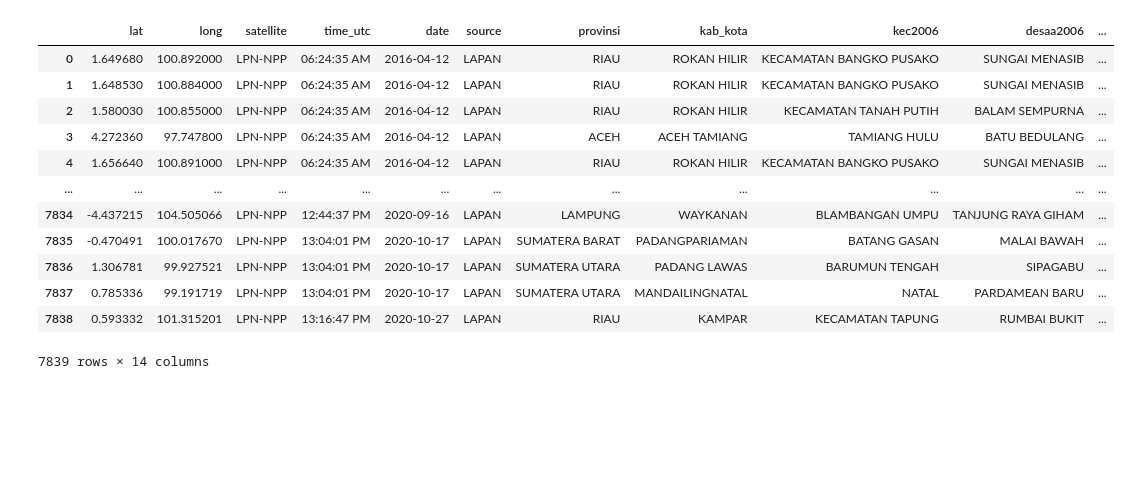
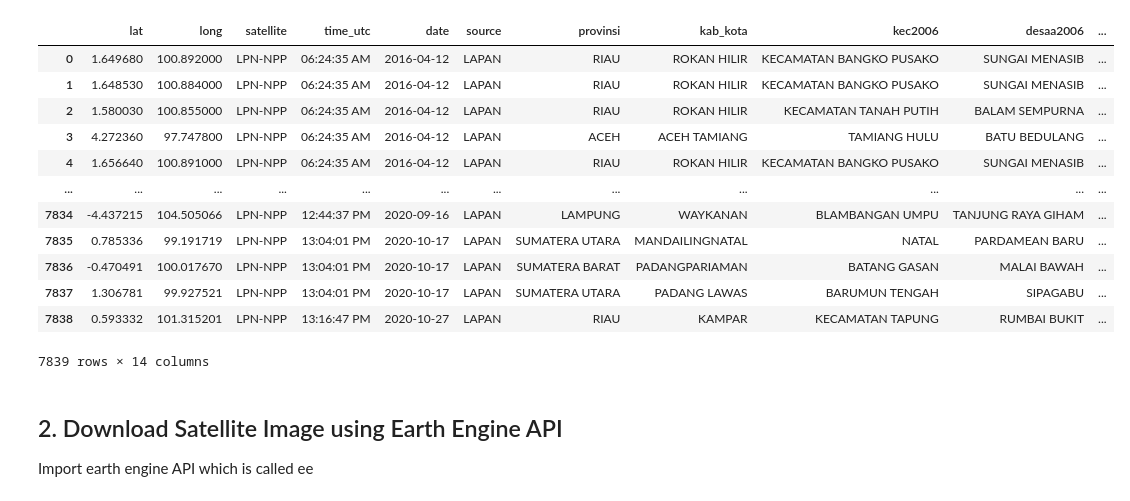
Before and after one commit to marcellinus-witarsah/sumatera-wildfire-classification, a Jupyter notebook: data-collecting/prefire-sentinel.ipynb, the cells around one changed output. Cells and saved outputs as stored; diff of their text form; code cells hidden in the pictures; blank space fills up the shorter version.

```diff
--- a/data-collecting/prefire-sentinel.ipynb
+++ b/data-collecting/prefire-sentinel.ipynb
@@ -1,20 +15,8 @@
 # %%
-import os
-import pandas as pd
-import numpy as np
-import seaborn as sns
-import matplotlib.pyplot as plt
-import datetime
-import urllib
-
 pd.set_option('display.max_columns', None)
 pd.set_option('display.max_rows', 100)
 
-if os.getcwd().split("\\")[-1] != "wildfire-data-science":
-    os.chdir("..\\")
-
-print(os.getcwd())
-wf_data  = pd.read_csv("data-total.csv")
+wf_data  = pd.read_csv("../data-total.csv")
 wf_data.columns
 # rename columns
 wf_data.rename(
@@ -34,23 +36,3 @@ wf_data.rename(
 # adding '-' to date column values
 wf_data.date = pd.to_datetime(wf_data.date, format="%Y%m%d")
 wf_data.date = wf_data.date.astype('string')
-
-# All provinces in sumatera
-sumatera_provinces = [
-    'SUMATERA UTARA',
-    'JAMBI',
-    'RIAU',
-    'SUMATERA BARAT',
-    'SUMATERA SELATAN',
-    'BENGKULU',
-    'LAMPUNG',
-    'ACEH',
-    ]
-
-# create filter so that only events in sumatera will be returned.
-sumatera_filter = wf_data['provinsi'].apply(lambda x: x in sumatera_provinces)
-sumatera_only = wf_data.loc[sumatera_filter]
-
-display(sumatera_only.info())
-display(sumatera_only.provinsi.unique())
-display(sumatera_only.head())
@@ -99,27 +100,28 @@ if 'year' not in sumatera_only.columns.values:
     sumatera_only.insert(len(sumatera_only.columns), "month", date.month, True) # adding column
     sumatera_only.insert(len(sumatera_only.columns), "day", date.day, True) # adding column
 # %%
-sumatera_only = sumatera_only.sort_values(
-    by=['date'],
-    ascending=True,
-    ignore_index=True,
-    )
-
+sumatera_only = sumatera_only.sort_values(by=['date'],
+                                          ascending=True,
+                                          ignore_index=True,
+                                         )
 sumatera_only
 # %% [output]
 |  | lat | long | satellite | time_utc | date | source | provinsi | kab_kota | kec2006 | desaa2006 | ... |
 | 0 | 1.649680 | 100.892000 | LPN-NPP | 06:24:35 AM | 2016-04-12 | LAPAN | RIAU | ROKAN HILIR | KECAMATAN BANGKO PUSAKO | SUNGAI MENASIB | ... |
 | 1 | 1.648530 | 100.884000 | LPN-NPP | 06:24:35 AM | 2016-04-12 | LAPAN | RIAU | ROKAN HILIR | KECAMATAN BANGKO PUSAKO | SUNGAI MENASIB | ... |
 | 2 | 1.580030 | 100.855000 | LPN-NPP | 06:24:35 AM | 2016-04-12 | LAPAN | RIAU | ROKAN HILIR | KECAMATAN TANAH PUTIH | BALAM SEMPURNA | ... |
 | 3 | 4.272360 | 97.747800 | LPN-NPP | 06:24:35 AM | 2016-04-12 | LAPAN | ACEH | ACEH TAMIANG | TAMIANG HULU | BATU BEDULANG | ... |
 | 4 | 1.656640 | 100.891000 | LPN-NPP | 06:24:35 AM | 2016-04-12 | LAPAN | RIAU | ROKAN HILIR | KECAMATAN BANGKO PUSAKO | SUNGAI MENASIB | ... |
 | ... | ... | ... | ... | ... | ... | ... | ... | ... | ... | ... | ... |
 | 7834 | -4.437215 | 104.505066 | LPN-NPP | 12:44:37 PM | 2020-09-16 | LAPAN | LAMPUNG | WAYKANAN | BLAMBANGAN UMPU | TANJUNG RAYA GIHAM | ... |
-| 7835 | -0.470491 | 100.017670 | LPN-NPP | 13:04:01 PM | 2020-10-17 | LAPAN | SUMATERA BARAT | PADANGPARIAMAN | BATANG GASAN | MALAI BAWAH | ... |
-| 7836 | 1.306781 | 99.927521 | LPN-NPP | 13:04:01 PM | 2020-10-17 | LAPAN | SUMATERA UTARA | PADANG LAWAS | BARUMUN TENGAH | SIPAGABU | ... |
-| 7837 | 0.785336 | 99.191719 | LPN-NPP | 13:04:01 PM | 2020-10-17 | LAPAN | SUMATERA UTARA | MANDAILINGNATAL | NATAL | PARDAMEAN BARU | ... |
+| 7835 | 0.785336 | 99.191719 | LPN-NPP | 13:04:01 PM | 2020-10-17 | LAPAN | SUMATERA UTARA | MANDAILINGNATAL | NATAL | PARDAMEAN BARU | ... |
+| 7836 | -0.470491 | 100.017670 | LPN-NPP | 13:04:01 PM | 2020-10-17 | LAPAN | SUMATERA BARAT | PADANGPARIAMAN | BATANG GASAN | MALAI BAWAH | ... |
+| 7837 | 1.306781 | 99.927521 | LPN-NPP | 13:04:01 PM | 2020-10-17 | LAPAN | SUMATERA UTARA | PADANG LAWAS | BARUMUN TENGAH | SIPAGABU | ... |
 | 7838 | 0.593332 | 101.315201 | LPN-NPP | 13:16:47 PM | 2020-10-27 | LAPAN | RIAU | KAMPAR | KECAMATAN TAPUNG | RUMBAI BUKIT | ... |
 7839 rows × 14 columns
+# %% [markdown]
+## 2. Download Satellite Image using Earth Engine API
+Import earth engine API which is called ee
 # %%
 import ee
 import folium
```
Also changed, not shown: parts of 15 cells of this notebook, 3 other files.
